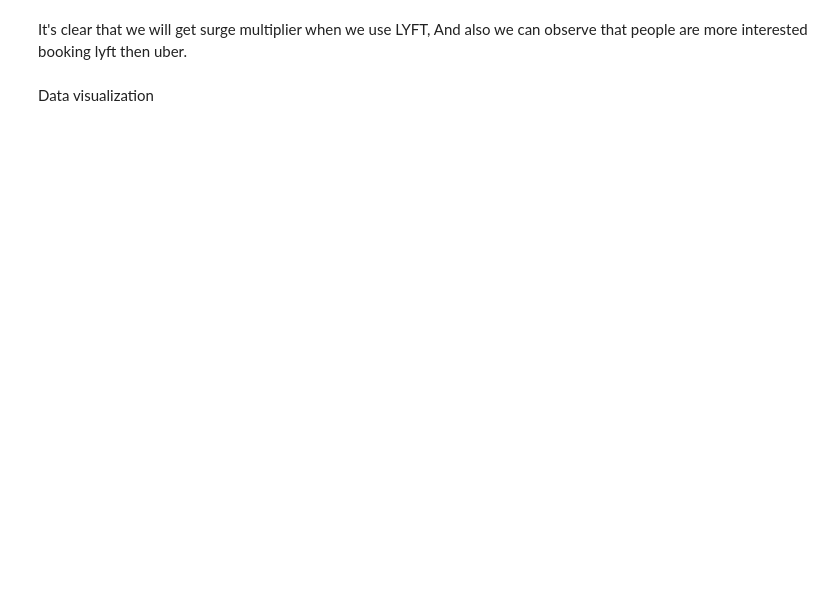
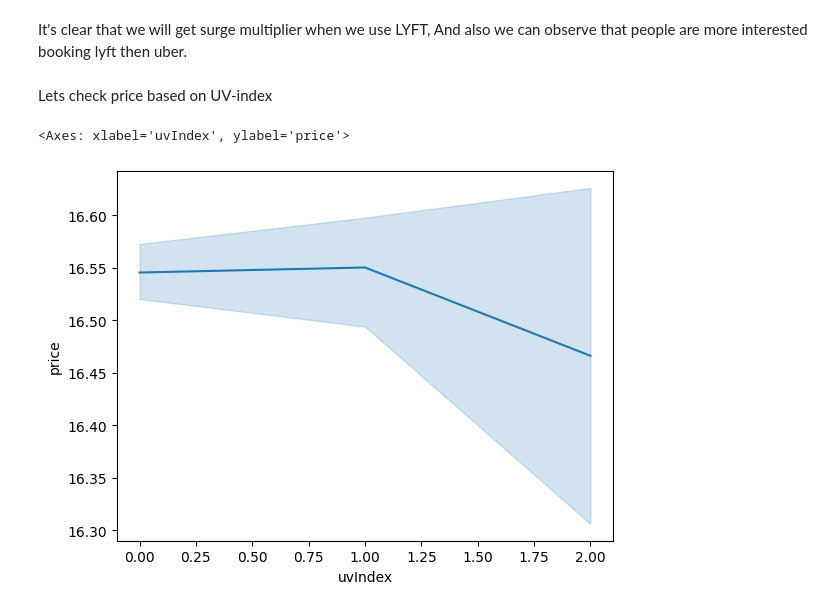
Before and after one commit to DunngenMaster/ml-project, a Jupyter notebook: Data_clean.ipynb, the cells around one changed output. Cells and saved outputs as stored; diff of their text form; code cells hidden in the pictures; blank space fills up the shorter version.

```diff
--- a/Data_clean.ipynb
+++ b/Data_clean.ipynb
@@ -240,5 +263,10 @@ Uber      1.00                385663
 Name: count, dtype: int64
 # %% [markdown]
 It's clear that we will get surge multiplier when we use LYFT, And also we can observe that people are more interested booking lyft then uber.
-# %% [markdown]
-Data visualization
+# %% [markdown]
+Lets check price based on UV-index
+# %%
+sns.lineplot(data=ride,x='uvIndex',y='price')
+# %% [output]
+<Axes: xlabel='uvIndex', ylabel='price'>
+[figure, added]
```
Also changed, not shown: parts of 19 cells of this notebook.
